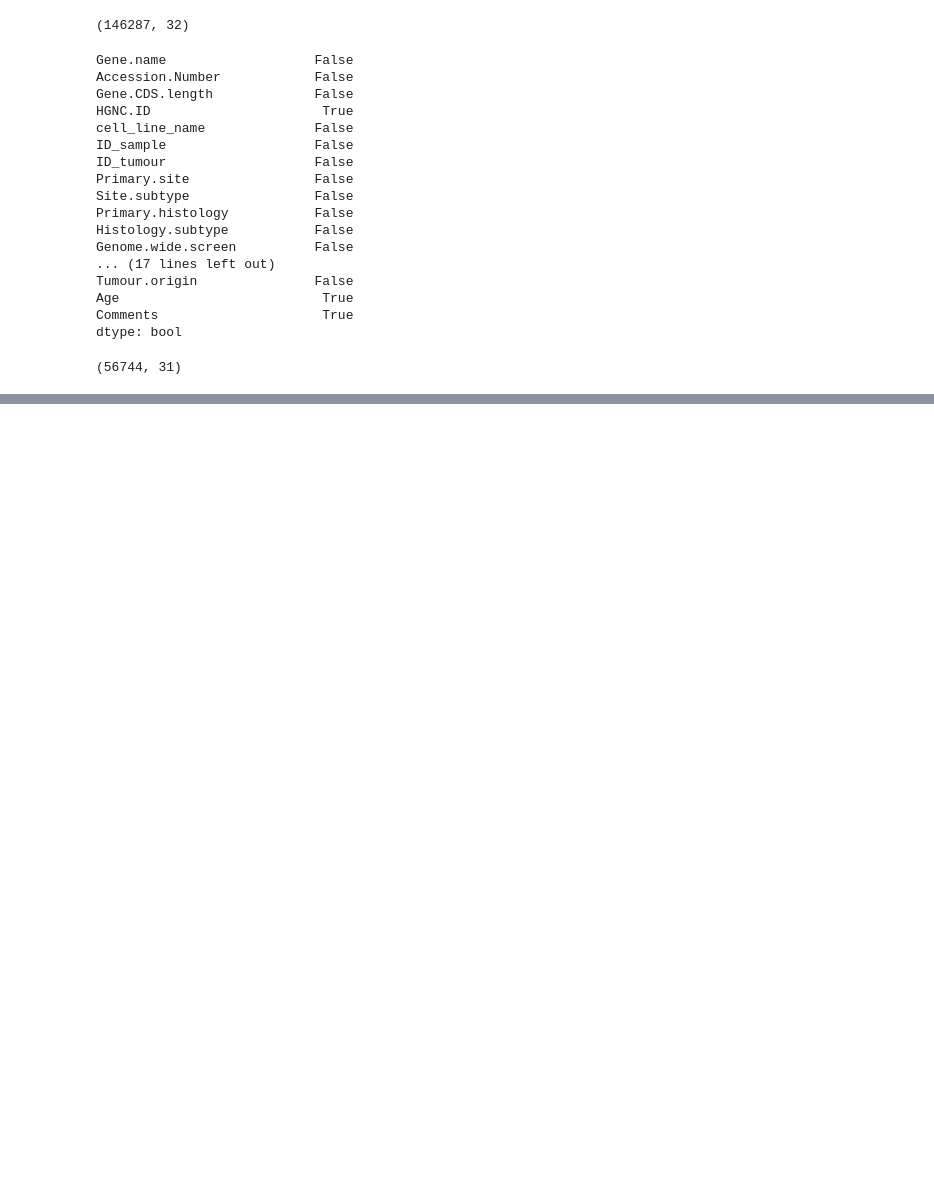
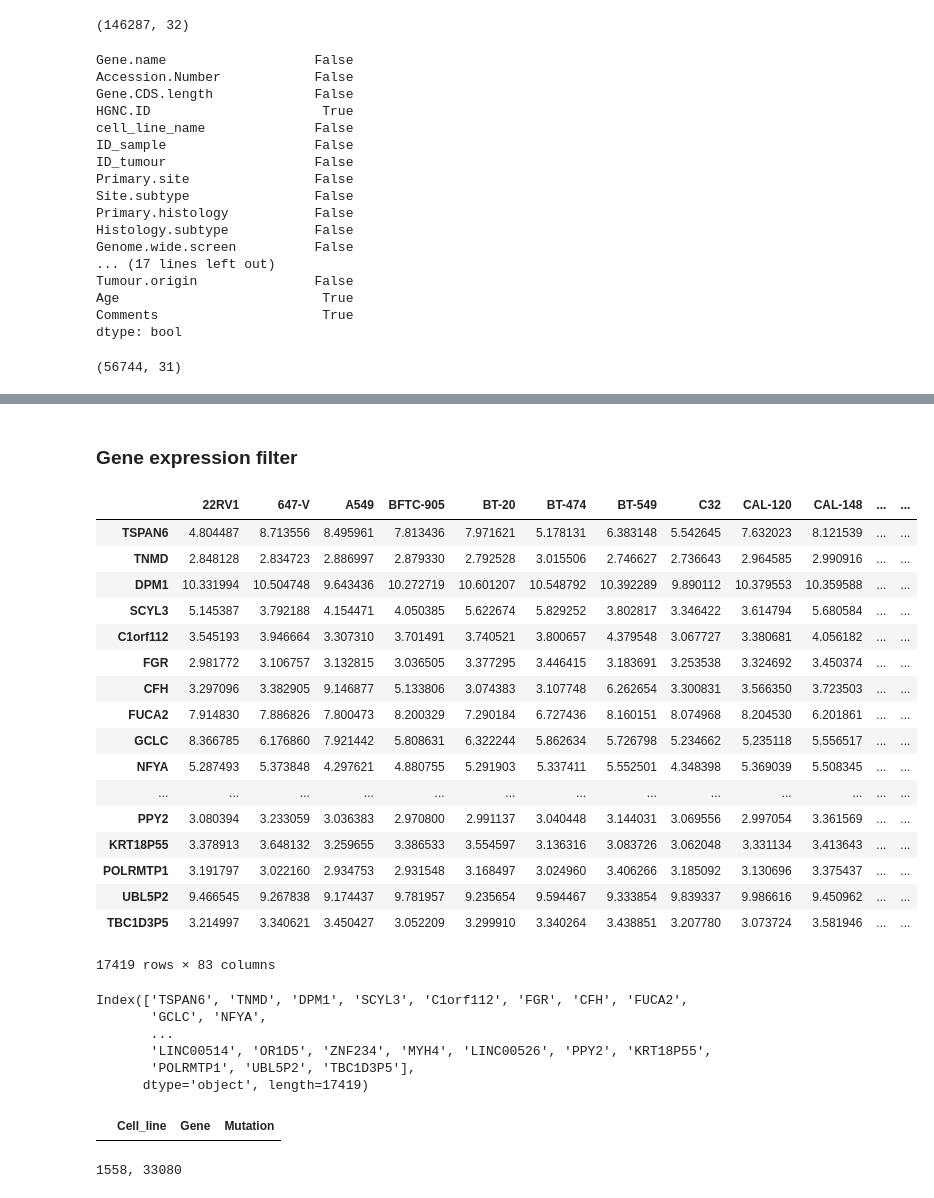
Before and after one commit to joycex99/drug-synergy-modeling, a Jupyter notebook: mutation_alter.ipynb, the cells around one changed output, grey strips where cells are left out. Drawn from its saved outputs; the diff is of its cells as text; code cells hidden in the pictures; blank space fills up the shorter version.

Commit message:
Add tsgene db mutation features

```diff
--- a/mutation_alter.ipynb
+++ b/mutation_alter.ipynb
@@ -39,0 +64,57 @@ mut.shape
+# %% [markdown]
+### Gene expression filter
+# %%
+gex = pd.DataFrame.from_csv('Sanger_molecular_data/gex.csv')
+# %%
+gex
+# %% [output]
+|  | 22RV1 | 647-V | A549 | BFTC-905 | BT-20 | BT-474 | BT-549 | C32 | CAL-120 | CAL-148 | ... | ... |
+| TSPAN6 | 4.804487 | 8.713556 | 8.495961 | 7.813436 | 7.971621 | 5.178131 | 6.383148 | 5.542645 | 7.632023 | 8.121539 | ... | ... |
+| TNMD | 2.848128 | 2.834723 | 2.886997 | 2.879330 | 2.792528 | 3.015506 | 2.746627 | 2.736643 | 2.964585 | 2.990916 | ... | ... |
+| DPM1 | 10.331994 | 10.504748 | 9.643436 | 10.272719 | 10.601207 | 10.548792 | 10.392289 | 9.890112 | 10.379553 | 10.359588 | ... | ... |
+| SCYL3 | 5.145387 | 3.792188 | 4.154471 | 4.050385 | 5.622674 | 5.829252 | 3.802817 | 3.346422 | 3.614794 | 5.680584 | ... | ... |
+| C1orf112 | 3.545193 | 3.946664 | 3.307310 | 3.701491 | 3.740521 | 3.800657 | 4.379548 | 3.067727 | 3.380681 | 4.056182 | ... | ... |
+| FGR | 2.981772 | 3.106757 | 3.132815 | 3.036505 | 3.377295 | 3.446415 | 3.183691 | 3.253538 | 3.324692 | 3.450374 | ... | ... |
+| CFH | 3.297096 | 3.382905 | 9.146877 | 5.133806 | 3.074383 | 3.107748 | 6.262654 | 3.300831 | 3.566350 | 3.723503 | ... | ... |
+| FUCA2 | 7.914830 | 7.886826 | 7.800473 | 8.200329 | 7.290184 | 6.727436 | 8.160151 | 8.074968 | 8.204530 | 6.201861 | ... | ... |
+| GCLC | 8.366785 | 6.176860 | 7.921442 | 5.808631 | 6.322244 | 5.862634 | 5.726798 | 5.234662 | 5.235118 | 5.556517 | ... | ... |
+| NFYA | 5.287493 | 5.373848 | 4.297621 | 4.880755 | 5.291903 | 5.337411 | 5.552501 | 4.348398 | 5.369039 | 5.508345 | ... | ... |
+| ... | ... | ... | ... | ... | ... | ... | ... | ... | ... | ... | ... | ... |
+| PPY2 | 3.080394 | 3.233059 | 3.036383 | 2.970800 | 2.991137 | 3.040448 | 3.144031 | 3.069556 | 2.997054 | 3.361569 | ... | ... |
+| KRT18P55 | 3.378913 | 3.648132 | 3.259655 | 3.386533 | 3.554597 | 3.136316 | 3.083726 | 3.062048 | 3.331134 | 3.413643 | ... | ... |
+| POLRMTP1 | 3.191797 | 3.022160 | 2.934753 | 2.931548 | 3.168497 | 3.024960 | 3.406266 | 3.185092 | 3.130696 | 3.375437 | ... | ... |
+| UBL5P2 | 9.466545 | 9.267838 | 9.174437 | 9.781957 | 9.235654 | 9.594467 | 9.333854 | 9.839337 | 9.986616 | 9.450962 | ... | ... |
+| TBC1D3P5 | 3.214997 | 3.340621 | 3.450427 | 3.052209 | 3.299910 | 3.340264 | 3.438851 | 3.207780 | 3.073724 | 3.581946 | ... | ... |
+17419 rows × 83 columns
+# %%
+gex.index
+# %% [output]
+Index(['TSPAN6', 'TNMD', 'DPM1', 'SCYL3', 'C1orf112', 'FGR', 'CFH', 'FUCA2',
+       'GCLC', 'NFYA',
+       ...
+       'LINC00514', 'OR1D5', 'ZNF234', 'MYH4', 'LINC00526', 'PPY2', 'KRT18P55',
+       'POLRMTP1', 'UBL5P2', 'TBC1D3P5'],
+      dtype='object', length=17419)
+# %%
+cgm_cols = ['Cell_line', 'Gene', 'Mutation']
+cgm = pd.DataFrame(columns=cgm_cols)
+cgm
+# %% [output]
+|  | Cell_line | Gene | Mutation |
+# %%
+anomalies = 0
+total = 0
+for index, row in mut.iterrows():
+    gene = row['Gene.name']
+    cell_line = row['cell_line_name']
+
+    if (gene in gex.index and cell_line in gex.columns):
+        upper = np.mean(gex.ix[gene]) + 2*np.std(gex.ix[gene])  # mean of particular gene + 2*std
+        lower = np.mean(gex.ix[gene]) - 2*np.std(gex.ix[gene])
+        if gex.ix[gene, cell_line] < lower or gex.ix[gene, cell_line] > upper:  # if gene over or underexpressed
+            anomalies += 1
+            cgm = cgm.append(pd.DataFrame([[cell_line, gene, row['Mutation.Description']]], columns=cgm_cols), ignore_index=True)
+        total += 1
+print(str(anomalies) + ', ' + str(total))
+# %% [output]
+1558, 33080
```
Also changed, not shown: parts of 70 cells of this notebook, 8 other files.
